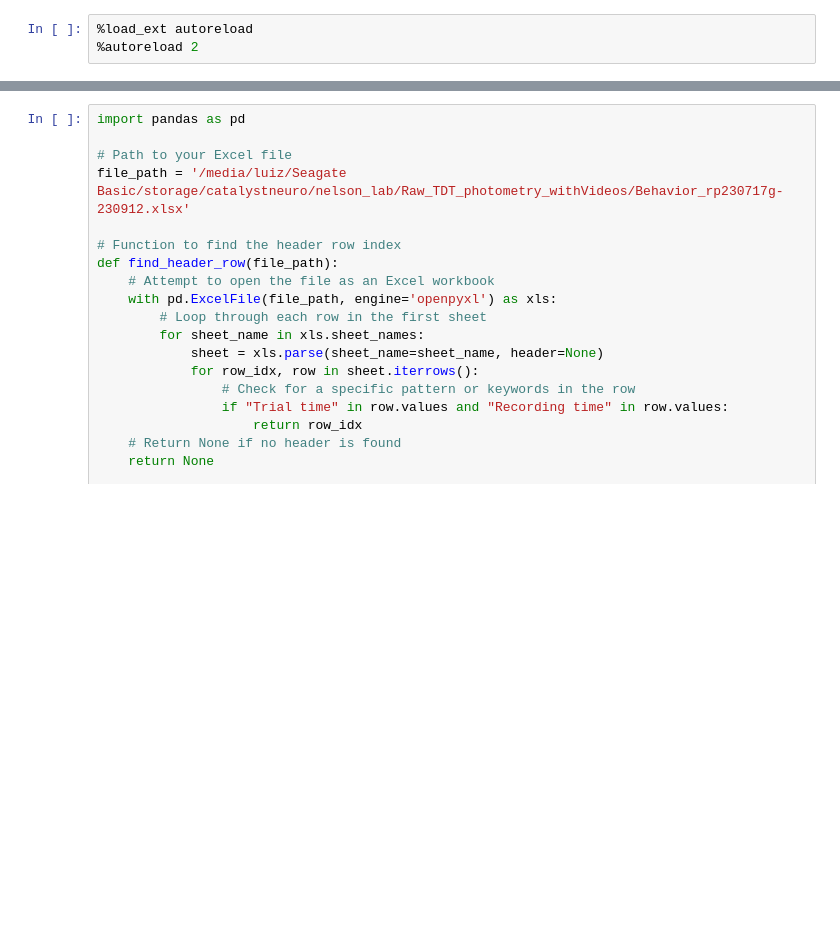
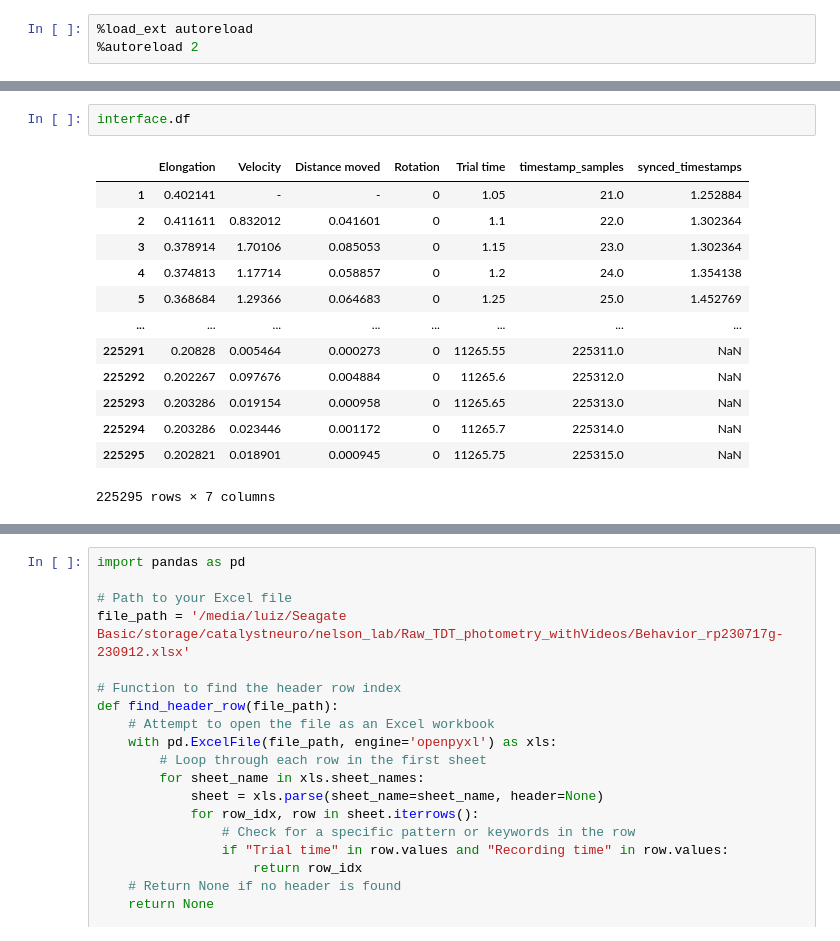
Before and after one commit to catalystneuro/nelson-lab-to-nwb, a Jupyter notebook: examples/convert_noldus.ipynb, the cells around one changed output, grey strips where cells are left out. Drawn from its saved outputs; the diff is of its cells as text; blank space fills up the shorter version.

```diff
--- a/examples/convert_noldus.ipynb
+++ b/examples/convert_noldus.ipynb
@@ -3,0 +28,16 @@
+# %%
+interface.df
+# %% [output]
+|  | Elongation | Velocity | Distance moved | Rotation | Trial time | timestamp_samples | synced_timestamps |
+| 1 | 0.402141 | - | - | 0 | 1.05 | 21.0 | 1.252884 |
+| 2 | 0.411611 | 0.832012 | 0.041601 | 0 | 1.1 | 22.0 | 1.302364 |
+| 3 | 0.378914 | 1.70106 | 0.085053 | 0 | 1.15 | 23.0 | 1.302364 |
+| 4 | 0.374813 | 1.17714 | 0.058857 | 0 | 1.2 | 24.0 | 1.354138 |
+| 5 | 0.368684 | 1.29366 | 0.064683 | 0 | 1.25 | 25.0 | 1.452769 |
+| ... | ... | ... | ... | ... | ... | ... | ... |
+| 225291 | 0.20828 | 0.005464 | 0.000273 | 0 | 11265.55 | 225311.0 | NaN |
+| 225292 | 0.202267 | 0.097676 | 0.004884 | 0 | 11265.6 | 225312.0 | NaN |
+| 225293 | 0.203286 | 0.019154 | 0.000958 | 0 | 11265.65 | 225313.0 | NaN |
+| 225294 | 0.203286 | 0.023446 | 0.001172 | 0 | 11265.7 | 225314.0 | NaN |
+| 225295 | 0.202821 | 0.018901 | 0.000945 | 0 | 11265.75 | 225315.0 | NaN |
+225295 rows × 7 columns
```
Also changed, not shown: parts of 3 cells of this notebook, 20 other files.
